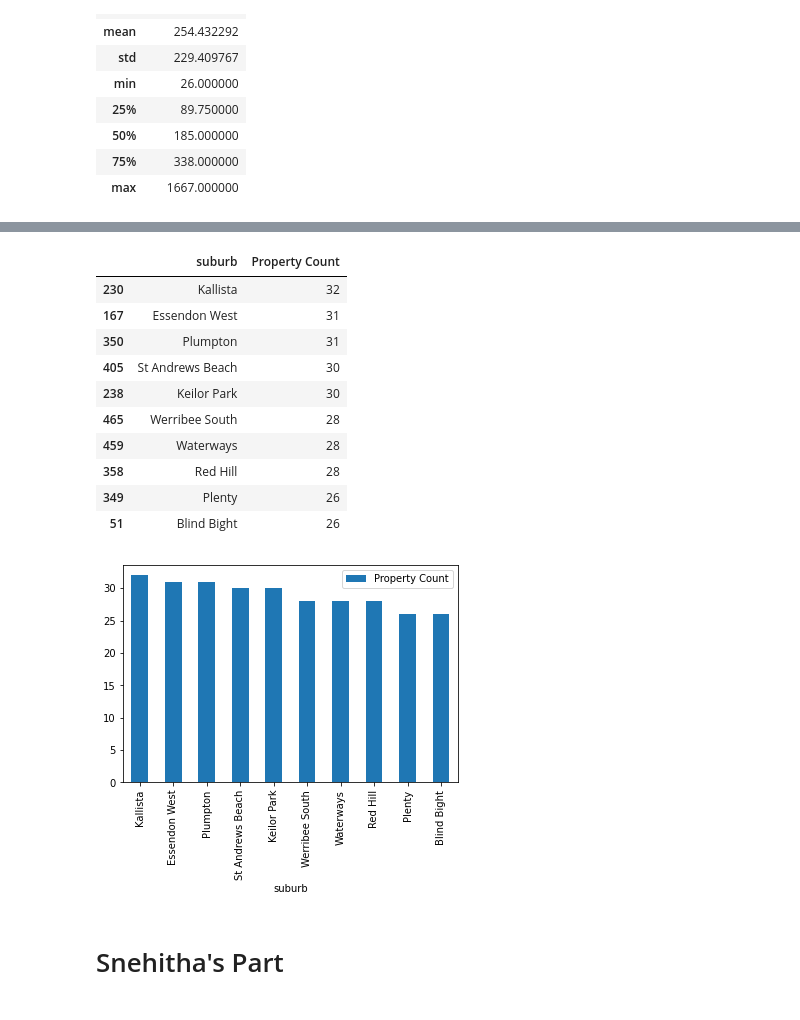
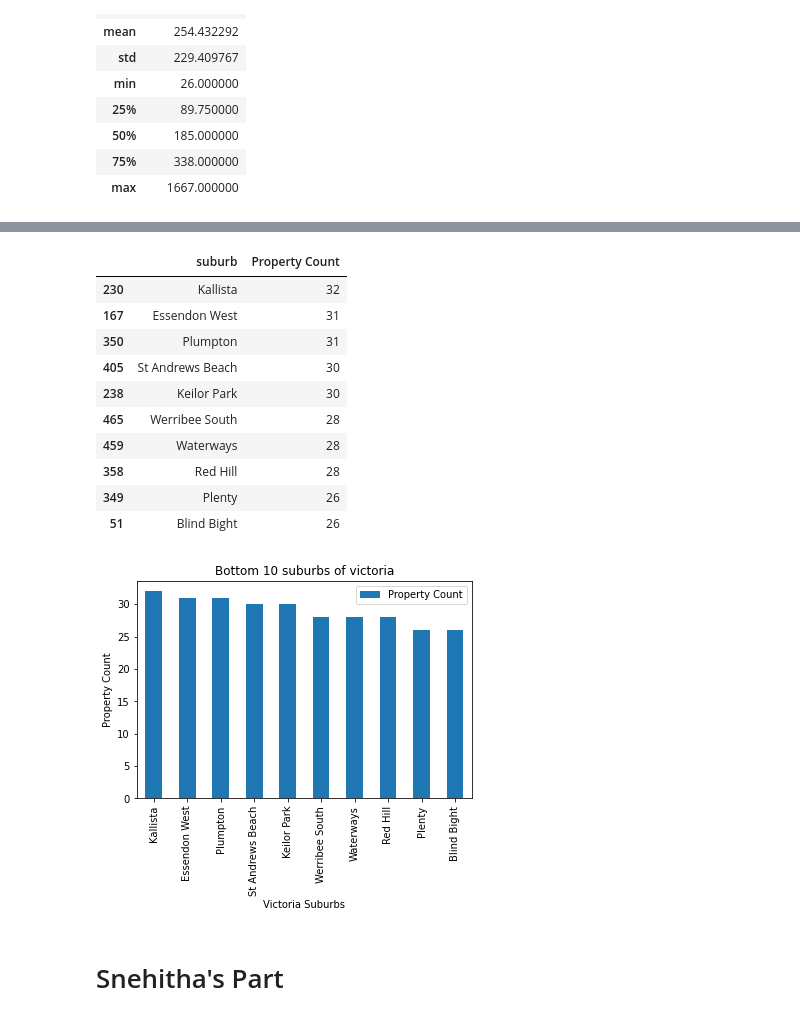
Before and after one commit to ankita-puri/real-estate-project, a Jupyter notebook: priceanalysis.ipynb, the cells around one changed output, grey strips where cells are left out. Cells and saved outputs as stored; diff of their text form; code cells hidden in the pictures.

```diff
--- a/priceanalysis.ipynb
+++ b/priceanalysis.ipynb
@@ -204,28 +193,28 @@ FileNotFoundError: [Errno 2] No such file or directory: 'D:/Materials/Git Projec
 # %%
 vic_data2 = final_data.tail(10)
 vic_data2.set_index("suburb").plot(kind='bar')
 
-#plt.xlabel("Victoria Suburbs")
-#plt.ylabel("Property Count")
+plt.xlabel("Victoria Suburbs")
+plt.ylabel("Property Count")
 
-#lt.title("Bottom 10 suburbs of victoria")
+plt.title("Bottom 10 suburbs of victoria")
 #plt.savefig("D:/Materials/Git Project/real-estate-project/Bottom 10 suburbs of victoria")
 
 
 vic_data2
 # %% [output]
 |  | suburb | Property Count |
 | 230 | Kallista | 32 |
 | 167 | Essendon West | 31 |
 | 350 | Plumpton | 31 |
 | 405 | St Andrews Beach | 30 |
 | 238 | Keilor Park | 30 |
 | 465 | Werribee South | 28 |
 | 459 | Waterways | 28 |
 | 358 | Red Hill | 28 |
 | 349 | Plenty | 26 |
 | 51 | Blind Bight | 26 |
-[figure, old version]
+[figure, new version]
 # %%
 #vic_suburb = data.groupby(["city_name"]).get_group("Melbourne")
 #vic_suburb.set_index
```
Also changed, not shown: parts of 10 cells of this notebook, 2 other files.
